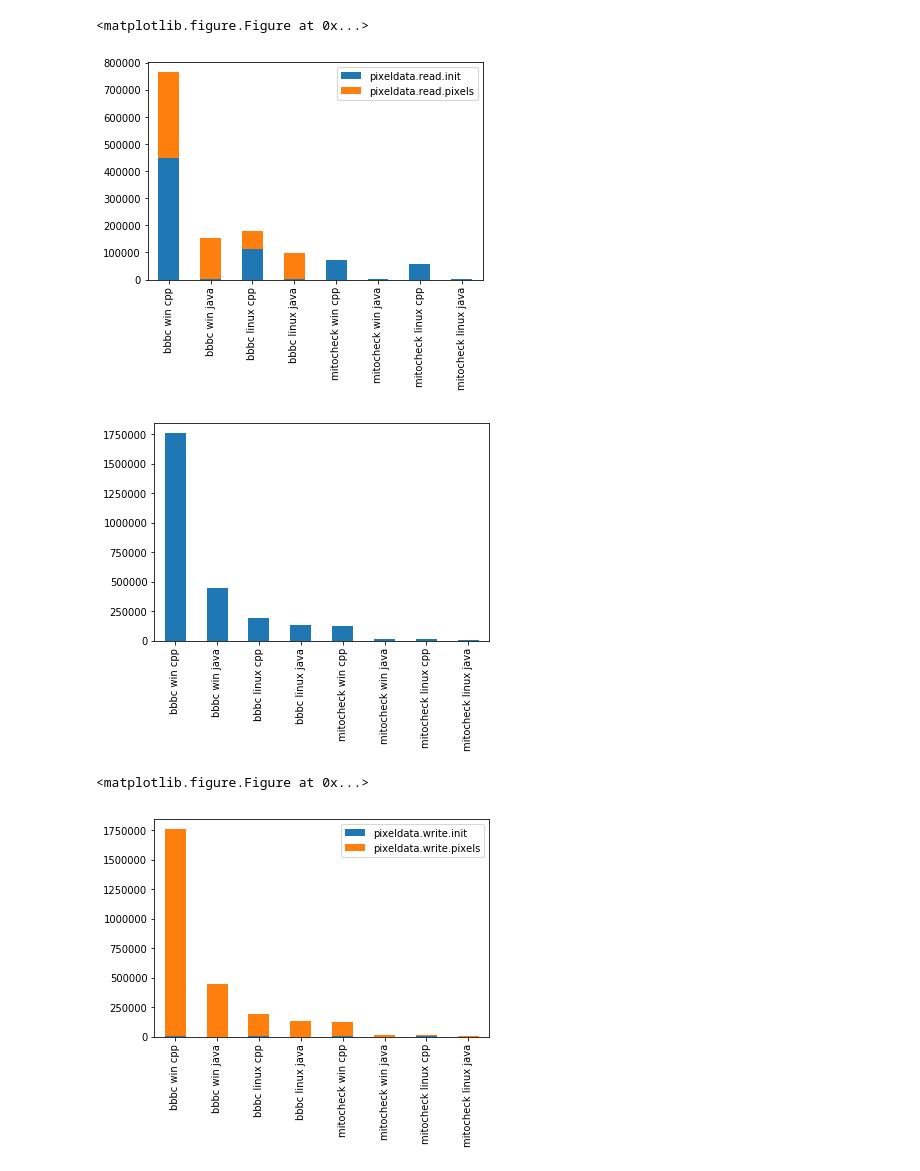
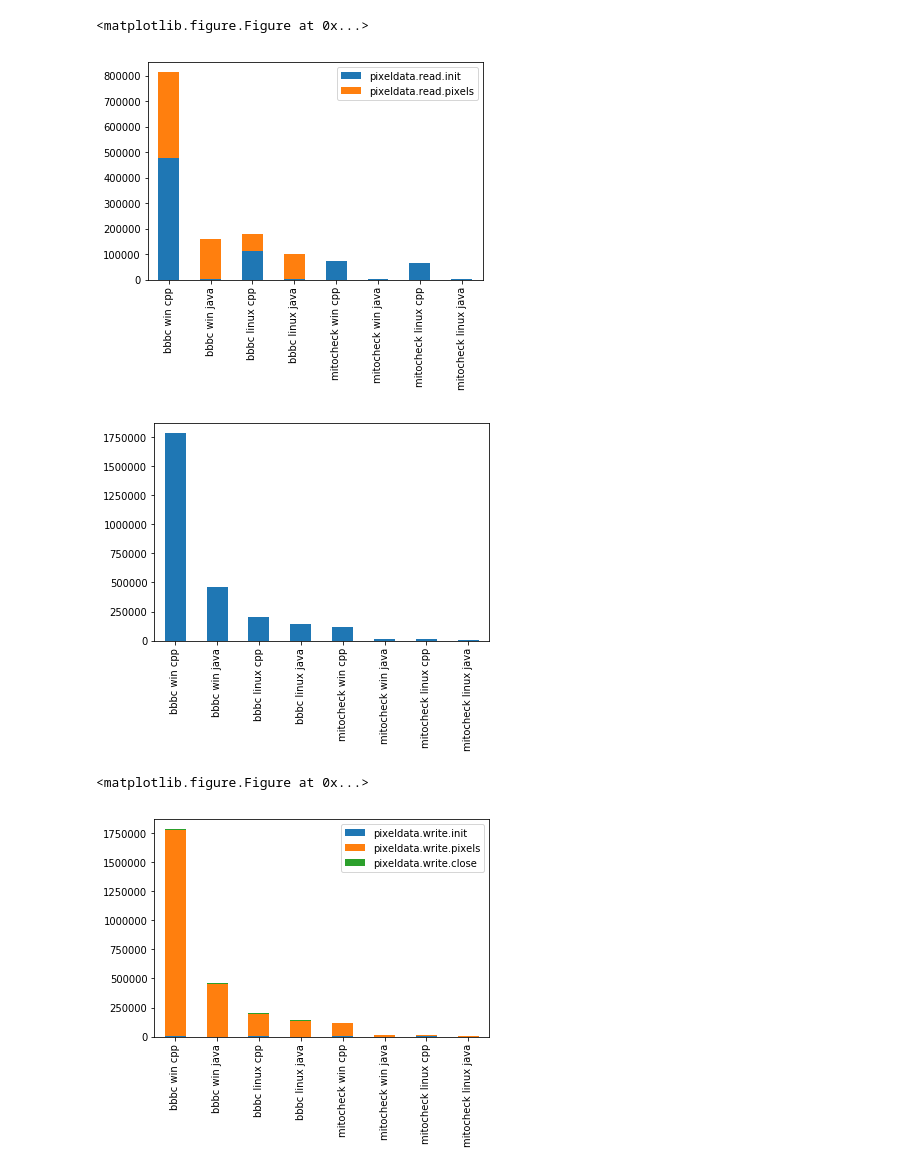
Before and after one commit to ome/ome-files-performance, a Jupyter notebook: Statistics.ipynb, the cells around one changed output. Saved outputs shown, nothing was run; the diff lists cells and outputs as text; code cells hidden in the pictures.

Commit message:
Recompute statistics with close metrics

```diff
--- a/Statistics.ipynb
+++ b/Statistics.ipynb
@@ -6,7 +6,7 @@ import matplotlib.pyplot as plt
 mycolumns = [
     'data','platform','lang',
     'pixeldata.read','pixeldata.read.init','pixeldata.read.pixels',
-    'pixeldata.write','pixeldata.write.init','pixeldata.write.pixels']
+    'pixeldata.write','pixeldata.write.init','pixeldata.write.pixels','pixeldata.write.close']
 d = pd.DataFrame(columns=mycolumns)
 
 # Read all CSV files into a data frame
@@ -63,20 +63,20 @@ ax.set_xticklabels(d.data + ' ' + d.platform + ' ' + d.lang)
 plt.show()
 # %% [output]
 <matplotlib.figure.Figure at 0x...>
-[figure, old version]
+[figure, new version]
 # %%
 plt.figure()
 ax = d['pixeldata.write'].plot(kind='bar')
 ax.set_xticklabels(d.data + ' ' + d.platform + ' ' + d.lang)
 plt.show()
 # %% [output]
-[figure, old version]
+[figure, new version]
 # %%
 plt.figure()
-cols = ['pixeldata.write.init', 'pixeldata.write.pixels']
+cols = ['pixeldata.write.init', 'pixeldata.write.pixels', 'pixeldata.write.close']
 ax = d[cols].plot(kind='bar',stacked=True)
 ax.set_xticklabels(d.data + ' ' + d.platform + ' ' + d.lang)
 plt.show()
 # %% [output]
 <matplotlib.figure.Figure at 0x...>
-[figure, old version]
+[figure, new version]
```
Also changed, not shown: parts of 2 cells of this notebook.
